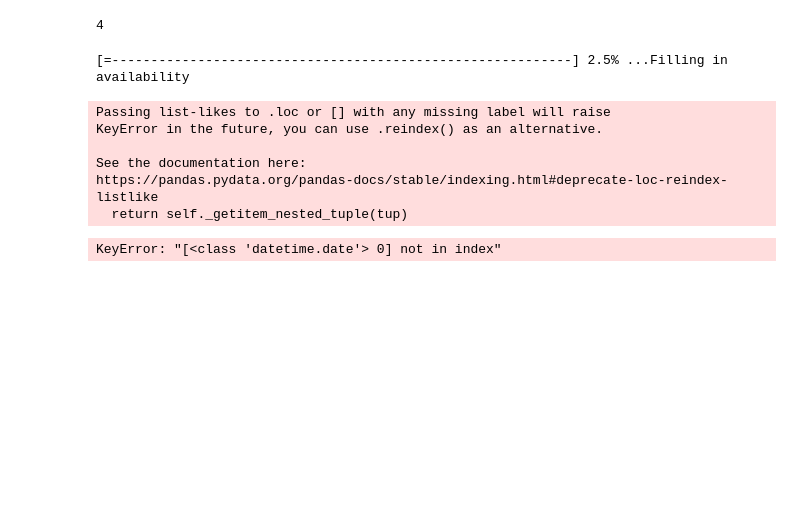
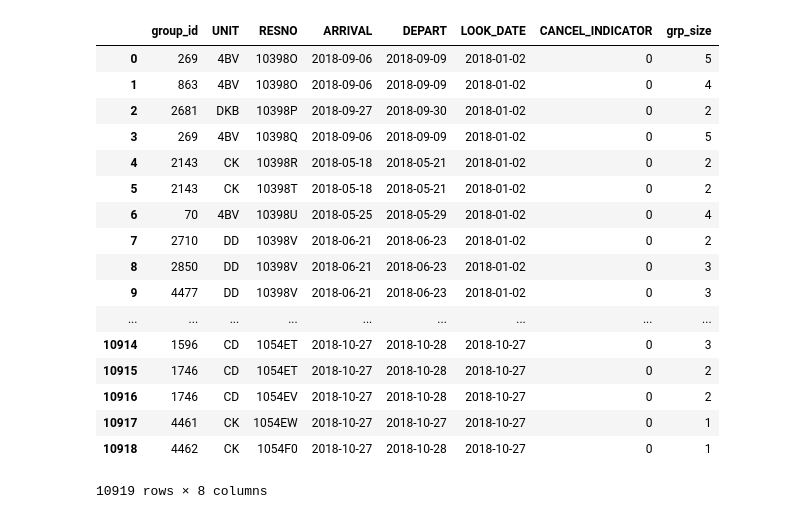
Before and after one commit to johngao2/EM-hotel-demand, a Jupyter notebook: EM_extension/preprocessing/sprint_2/create_availability_sprint2.ipynb, the cells around one changed output. Cells and saved outputs as stored; diff of their text form; code cells hidden in the pictures; blank space fills up the shorter version.

Commit message:
done avail

```diff
--- a/EM_extension/preprocessing/sprint_2/create_availability_sprint2.ipynb
+++ b/EM_extension/preprocessing/sprint_2/create_availability_sprint2.ipynb
@@ -17,7 +17,7 @@ df_caps = pd.read_csv('../../../data/cabot_data/clean_base/capacities.csv', inde
 # add stay len col to df_data
 df_data['stay_len'] = (df_data['DEPART'] - df_data['ARRIVAL']).dt.days
 # anything greater than 4 is 4
-df_data['stay_len_clean'] = df_data['stay_len'].apply(lambda x: 4 if x > 4 else x)`
+df_data['stay_len_clean'] = df_data['stay_len'].apply(lambda x: 4 if x > 4 else x)
 # %%
 # helper vars
 look_start = df_data['LOOK_DATE'].min()
@@ -63,43 +63,3 @@ for index, row in df_caps.iterrows():
-# %%
-df_data.iloc[1,:]['ARRIVAL'].dayofweek+1
-# %% [output]
-4
-# %%
-for index, row in df_data.head(1).iterrows():
-    progress(index, total, status='Filling in availability')
-
-    cap_change = 1/row['grp_size']
-
-    # book arrive delta, must subtract capacity for all these dates
-    ba_delta = pd.date_range(row['LOOK_DATE'], row['ARRIVAL'])
-
-    # helper vars
-    unit = row['UNIT']
-    dow = row['ARRIVAL'].dayofweek + 1
-    stay_len = row['STAY_LEN']
-
-
-    # subtract or add capacity for each day b/w look and arrive
-    if row['CANCEL_INDICATOR'] == 0:
-        # loop subtract (i know this is bad practice lol)
-        for look_date in ba_delta:
-            for i in intraday_range:
-                cur_idx = (date, row['ARRIVAL'], i)
-                df_avail.loc[cur_idx, row['UNIT']] -= cap_change
-    else:
-        for look_date in ba_delta:
-            for i in intraday_range:
-                cur_idx = (date, row['ARRIVAL'], i)
-                df_avail.loc[cur_idx, row['UNIT']] += cap_change
-# %% [output]
-[=-----------------------------------------------------------] 2.5% ...Filling in availability
-Passing list-likes to .loc or [] with any missing label will raise
-KeyError in the future, you can use .reindex() as an alternative.
-
-See the documentation here:
-https://pandas.pydata.org/pandas-docs/stable/indexing.html#deprecate-loc-reindex-listlike
-  return self._getitem_nested_tuple(tup)
-KeyError: "[<class 'datetime.date'> 0] not in index"
 # %%
 # helper load bar function
 def progress(count, total, status=''):
@@ -112,3 +72,26 @@ def progress(count, total, status=''):
     sys.stdout.write('[%s] %s%s ...%s\r' % (bar, percents, '%', status))
     sys.stdout.flush()
 total = len(df_data)
+# %%
+df_data = df_data.reset_index()
+# %%
+df_data
+# %% [output]
+|  | group_id | UNIT | RESNO | ARRIVAL | DEPART | LOOK_DATE | CANCEL_INDICATOR | grp_size |
+| 0 | 269 | 4BV | 10398O | 2018-09-06 | 2018-09-09 | 2018-01-02 | 0 | 5 |
+| 1 | 863 | 4BV | 10398O | 2018-09-06 | 2018-09-09 | 2018-01-02 | 0 | 4 |
+| 2 | 2681 | DKB | 10398P | 2018-09-27 | 2018-09-30 | 2018-01-02 | 0 | 2 |
+| 3 | 269 | 4BV | 10398Q | 2018-09-06 | 2018-09-09 | 2018-01-02 | 0 | 5 |
+| 4 | 2143 | CK | 10398R | 2018-05-18 | 2018-05-21 | 2018-01-02 | 0 | 2 |
+| 5 | 2143 | CK | 10398T | 2018-05-18 | 2018-05-21 | 2018-01-02 | 0 | 2 |
+| 6 | 70 | 4BV | 10398U | 2018-05-25 | 2018-05-29 | 2018-01-02 | 0 | 4 |
+| 7 | 2710 | DD | 10398V | 2018-06-21 | 2018-06-23 | 2018-01-02 | 0 | 2 |
+| 8 | 2850 | DD | 10398V | 2018-06-21 | 2018-06-23 | 2018-01-02 | 0 | 3 |
+| 9 | 4477 | DD | 10398V | 2018-06-21 | 2018-06-23 | 2018-01-02 | 0 | 3 |
+| ... | ... | ... | ... | ... | ... | ... | ... | ... |
+| 10914 | 1596 | CD | 1054ET | 2018-10-27 | 2018-10-28 | 2018-10-27 | 0 | 3 |
+| 10915 | 1746 | CD | 1054ET | 2018-10-27 | 2018-10-28 | 2018-10-27 | 0 | 2 |
+| 10916 | 1746 | CD | 1054EV | 2018-10-27 | 2018-10-28 | 2018-10-27 | 0 | 2 |
+| 10917 | 4461 | CK | 1054EW | 2018-10-27 | 2018-10-27 | 2018-10-27 | 0 | 1 |
+| 10918 | 4462 | CK | 1054F0 | 2018-10-27 | 2018-10-28 | 2018-10-27 | 0 | 1 |
+10919 rows × 8 columns
```
Also changed, not shown: parts of 5 cells of this notebook, 1 other file.
